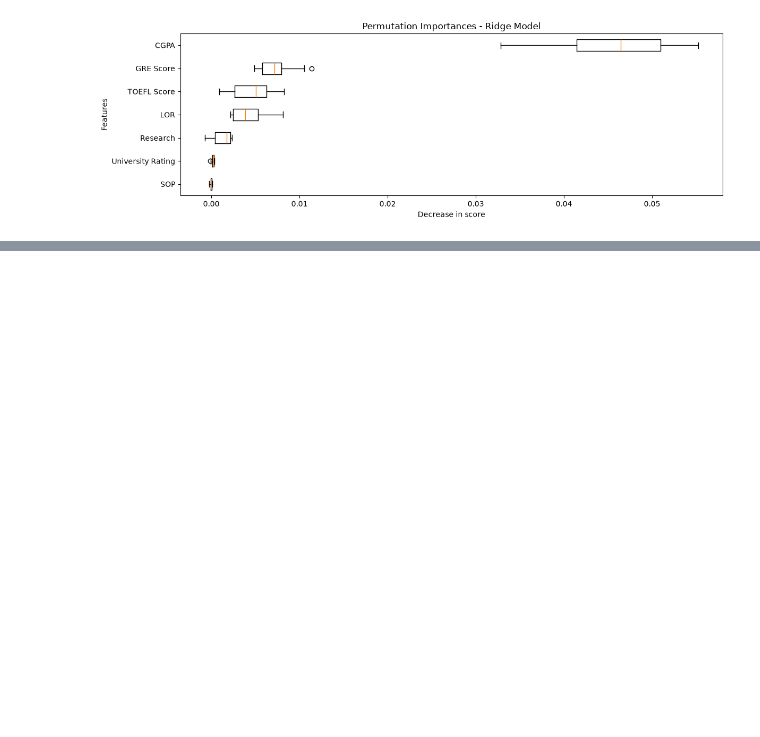
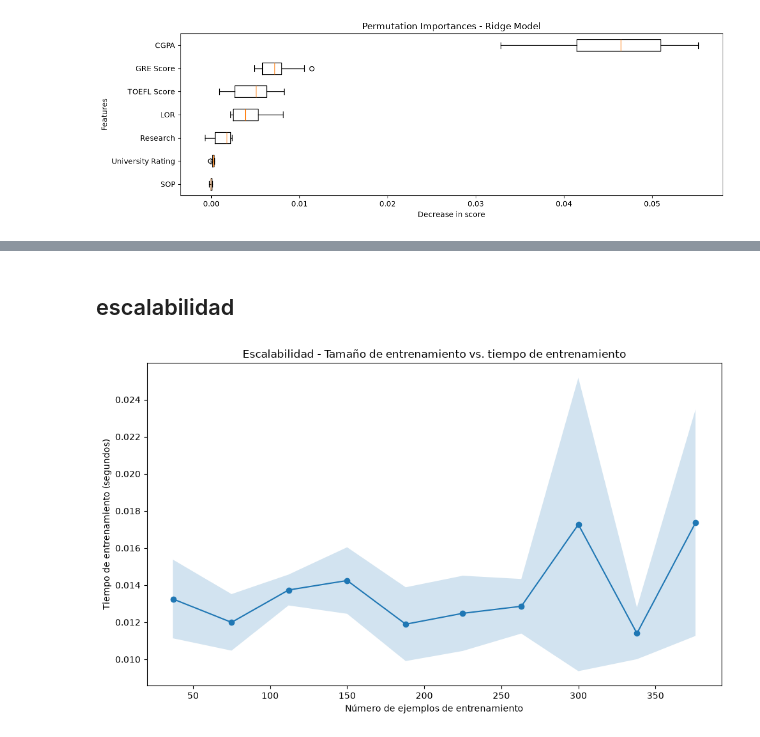
Before and after one commit to mariacamilasepulvedatorres-bit/CDP_ADMISIONES, a Jupyter notebook: notebooks/6-interpretation/07.Interpretacion_modelo_MCST_2026_08_21.ipynb, the cells around one changed output, grey strips where cells are left out. Drawn from its saved outputs; the diff is of its cells as text; code cells hidden in the pictures; blank space fills up the shorter version.

```diff
--- a/notebooks/6-interpretation/07.Interpretacion_modelo_MCST_2026_08_21.ipynb
+++ b/notebooks/6-interpretation/07.Interpretacion_modelo_MCST_2026_08_21.ipynb
@@ -192,0 +264,25 @@ En conjunto, la importancia por permutación respalda la interpretación obtenid
+# %% [markdown]
+## escalabilidad
+# %%
+plt.figure(figsize=(10, 6))
+
+plt.plot(
+    train_sizes,
+    fit_times_mean,
+    marker="o",
+)
+
+plt.fill_between(
+    train_sizes,
+    fit_times_mean - fit_times_std,
+    fit_times_mean + fit_times_std,
+    alpha=0.2,
+)
+
+plt.xlabel("Número de ejemplos de entrenamiento")
+plt.ylabel("Tiempo de entrenamiento (segundos)")
+plt.title("Escalabilidad - Tamaño de entrenamiento vs. tiempo de entrenamiento")
+plt.tight_layout()
+plt.show()
+# %% [output]
+[figure, added]
```
Also changed, not shown: parts of 16 cells of this notebook.
